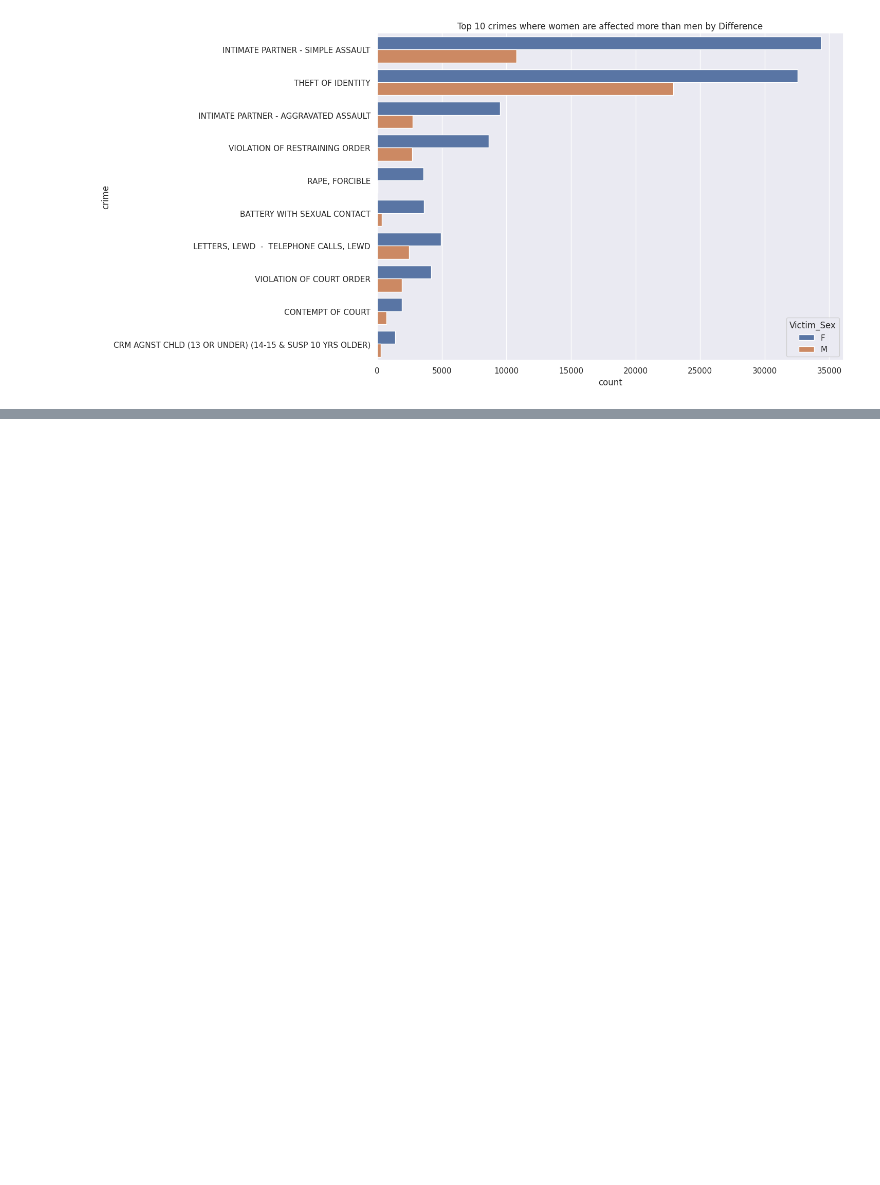
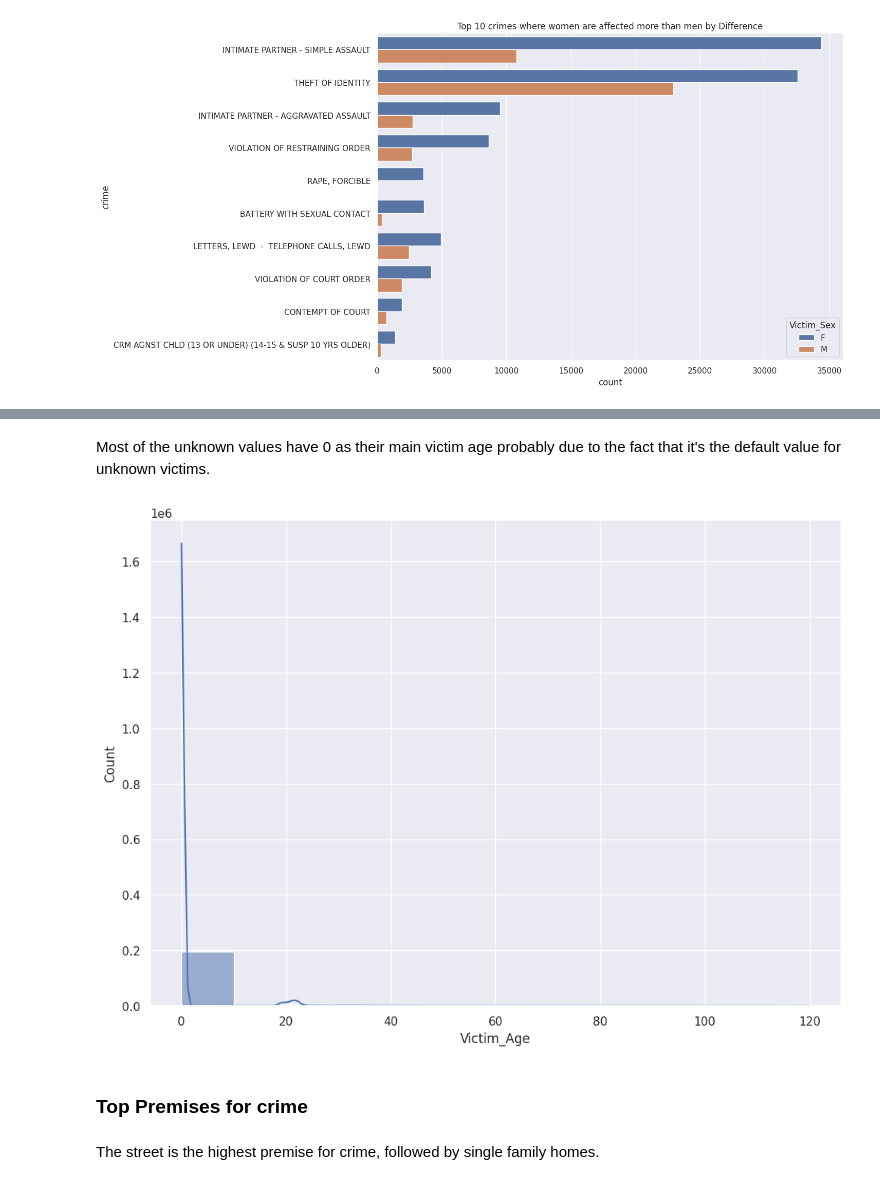
Before and after one commit to AyoubLaar/Data-Mining-Project, a Jupyter notebook: notebook.ipynb, the cells around one changed output, grey strips where cells are left out. Cells and saved outputs as stored; diff of their text form; code cells hidden in the pictures; blank space fills up the shorter version.

```diff
--- a/notebook.ipynb
+++ b/notebook.ipynb
@@ -996,0 +1035,12 @@ pass
+# %% [markdown]
+<p>Most of the unknown values have 0 as their main victim age probably due to the fact that it's the default value for unknown victims.</p>
+# %%
+df = data[["Victim_Sex","Victim_Age"]].loc[data["Victim_Sex"] == "X"]
+plot = sns.histplot(df,x="Victim_Age",bins=12,kde=True)
+pass
+# %% [output]
+[figure, added]
+# %% [markdown]
+<h3>Top Premises for crime</h3>
+# %% [markdown]
+<p>The street is the highest premise for crime, followed by single family homes.</p>
```
Also changed, not shown: parts of 40 cells of this notebook, 1 other file.
